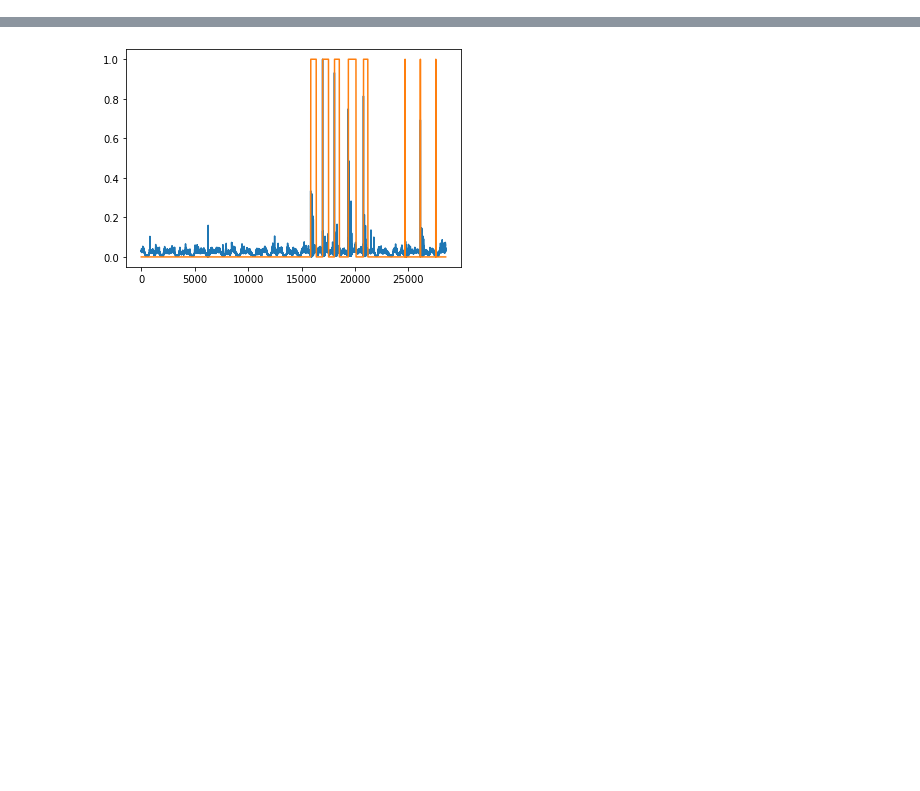
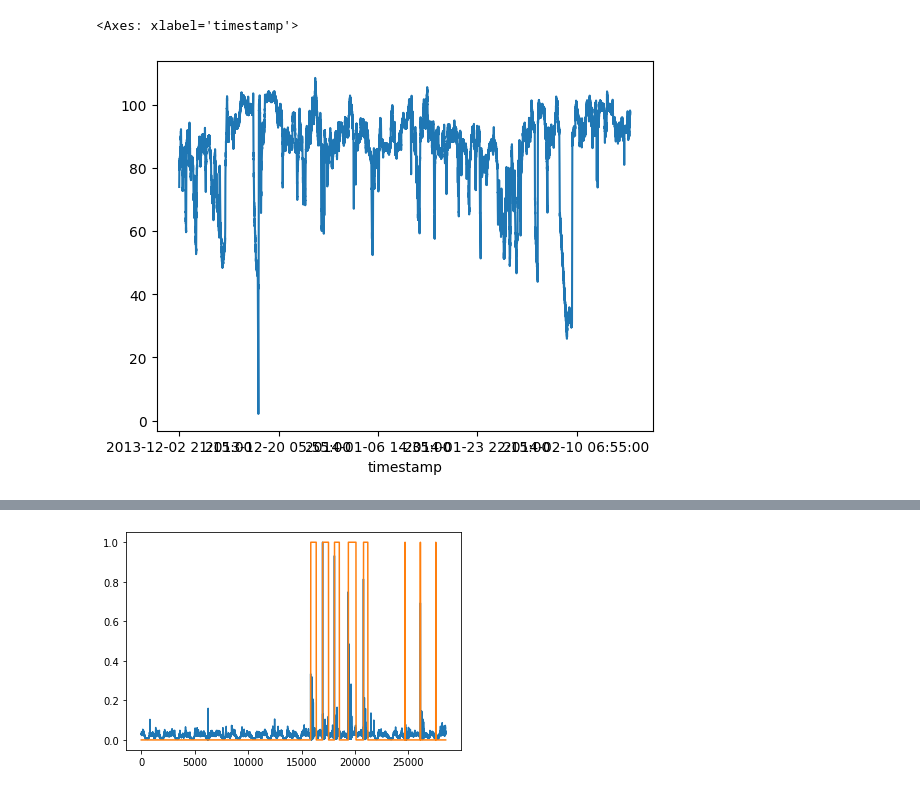
Before and after one commit to UO264808/TranAD, a Jupyter notebook: test_data.ipynb, the cells around one changed output, grey strips where cells are left out. Saved outputs shown, nothing was run; the diff lists cells and outputs as text; code cells hidden in the pictures; blank space fills up the shorter version.

```diff
--- a/test_data.ipynb
+++ b/test_data.ipynb
@@ -12,0 +68,6 @@ thresholds_sg = np.load(os.getcwd() + "/thresholds_sg.npy")
+# %%
+machine.set_index('timestamp',inplace=True)
+machine['value'].plot()
+# %% [output]
+<Axes: xlabel='timestamp'>
+[figure, added]
```
Also changed, not shown: parts of 8 cells of this notebook, 1 other file.
